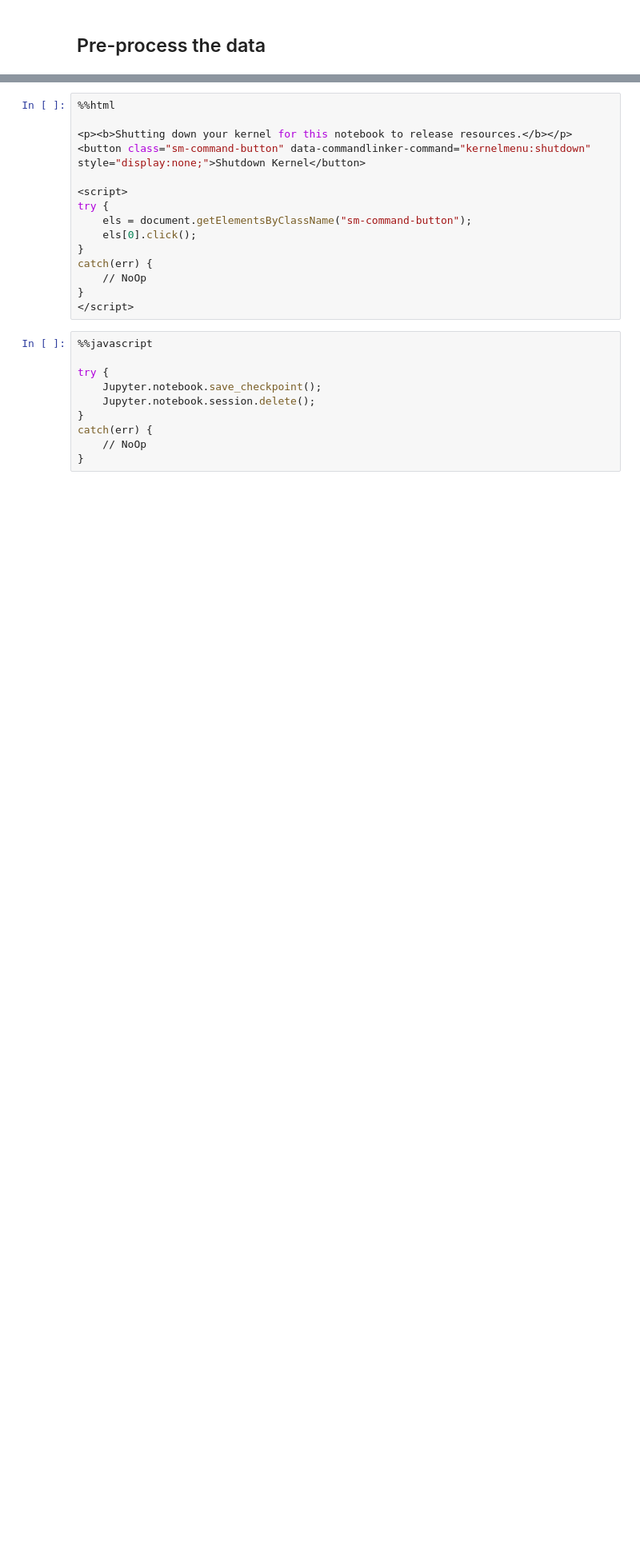
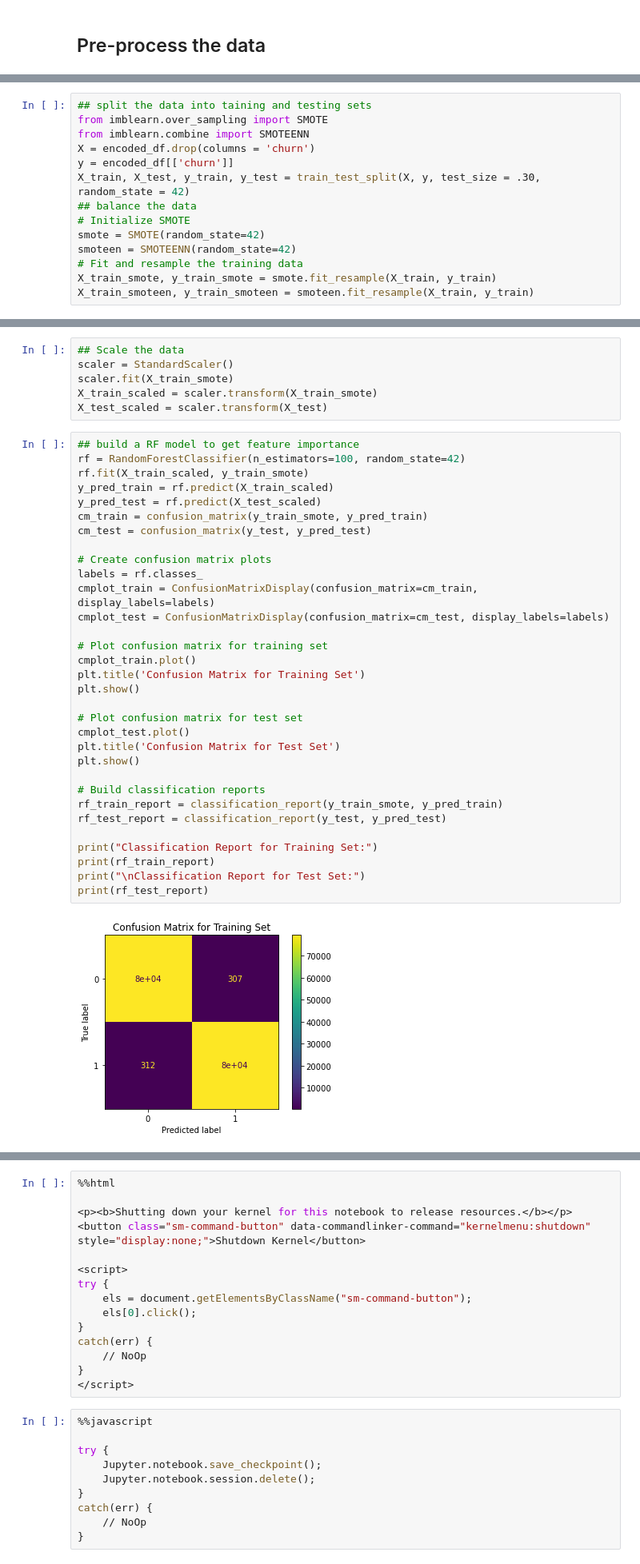
Before and after one commit to justinm329/ads_508_team_project_test, a Jupyter notebook: JF_EDA_refined.ipynb, the cells around one changed output, grey strips where cells are left out. Shown at 80% size. Saved outputs shown, nothing was run; the diff lists cells and outputs as text; blank space fills up the shorter version.

Commit message:
added in RF model
wanted to get feature importance

```diff
--- a/JF_EDA_refined.ipynb
+++ b/JF_EDA_refined.ipynb
@@ -313,0 +365,14 @@ ValueError: could not convert string to float: '"06b8999e2fba1a1fbc88172c00ba8bc
+# %%
+## split the data into taining and testing sets
+from imblearn.over_sampling import SMOTE
+from imblearn.combine import SMOTEENN
+X = encoded_df.drop(columns = 'churn')
+y = encoded_df[['churn']]
+X_train, X_test, y_train, y_test = train_test_split(X, y, test_size = .30, random_state = 42)
+## balance the data
+# Initialize SMOTE
+smote = SMOTE(random_state=42)
+smoteen = SMOTEENN(random_state=42)
+# Fit and resample the training data
+X_train_smote, y_train_smote = smote.fit_resample(X_train, y_train)
+X_train_smoteen, y_train_smoteen = smoteen.fit_resample(X_train, y_train)
@@ -313,0 +398,40 @@ ValueError: could not convert string to float: '"06b8999e2fba1a1fbc88172c00ba8bc
+# %%
+## Scale the data
+scaler = StandardScaler()
+scaler.fit(X_train_smote)
+X_train_scaled = scaler.transform(X_train_smote)
+X_test_scaled = scaler.transform(X_test)
+# %%
+## build a RF model to get feature importance
+rf = RandomForestClassifier(n_estimators=100, random_state=42)
+rf.fit(X_train_scaled, y_train_smote)
+y_pred_train = rf.predict(X_train_scaled)
+y_pred_test = rf.predict(X_test_scaled)
+cm_train = confusion_matrix(y_train_smote, y_pred_train)
+cm_test = confusion_matrix(y_test, y_pred_test)
+
+# Create confusion matrix plots
+labels = rf.classes_
+cmplot_train = ConfusionMatrixDisplay(confusion_matrix=cm_train, display_labels=labels)
+cmplot_test = ConfusionMatrixDisplay(confusion_matrix=cm_test, display_labels=labels)
+
+# Plot confusion matrix for training set
+cmplot_train.plot()
+plt.title('Confusion Matrix for Training Set')
+plt.show()
+
+# Plot confusion matrix for test set
+cmplot_test.plot()
+plt.title('Confusion Matrix for Test Set')
+plt.show()
+
+# Build classification reports
+rf_train_report = classification_report(y_train_smote, y_pred_train)
+rf_test_report = classification_report(y_test, y_pred_test)
+
+print("Classification Report for Training Set:")
+print(rf_train_report)
+print("\nClassification Report for Test Set:")
+print(rf_test_report)
+# %% [output]
+[figure, added]
```
Also changed, not shown: parts of 12 cells of this notebook.
